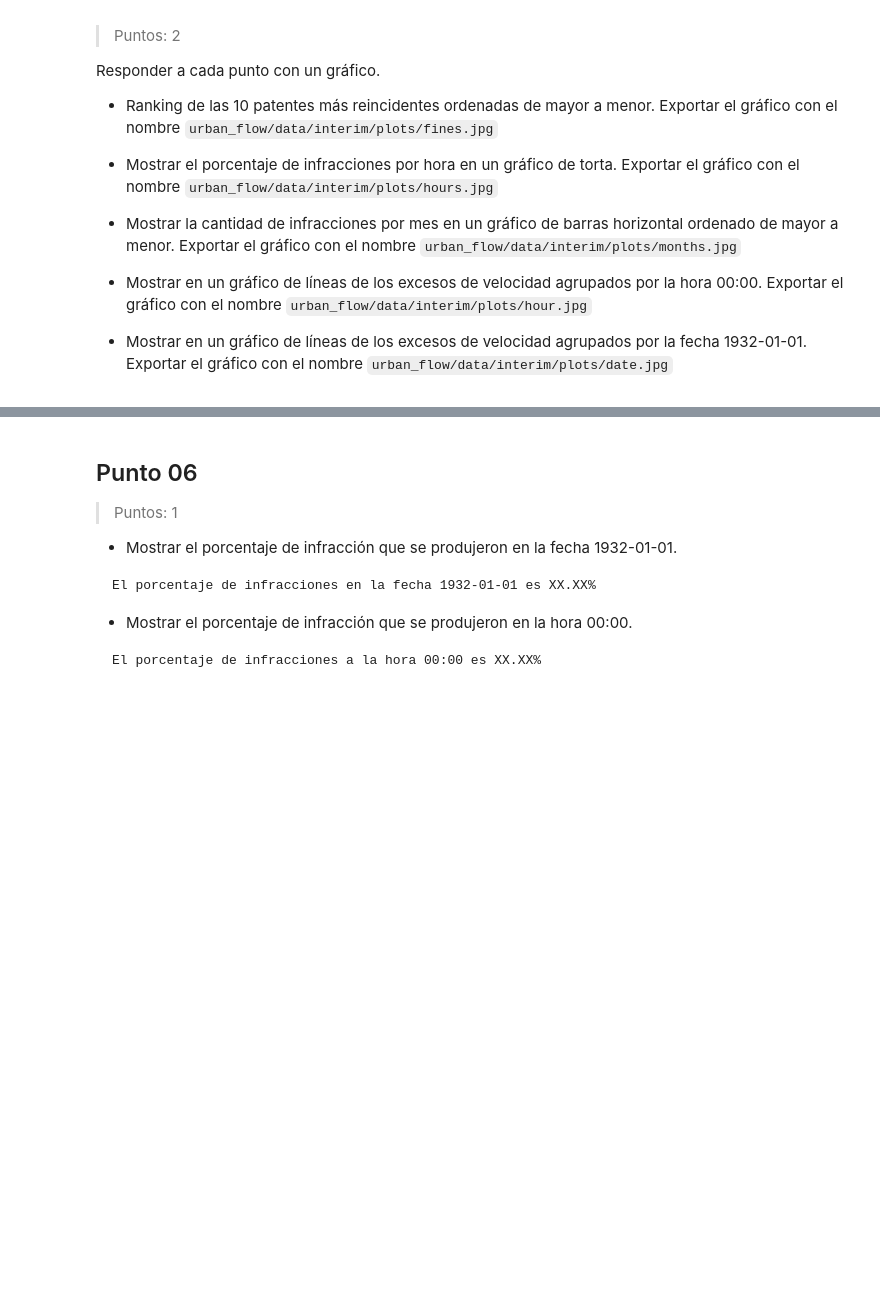
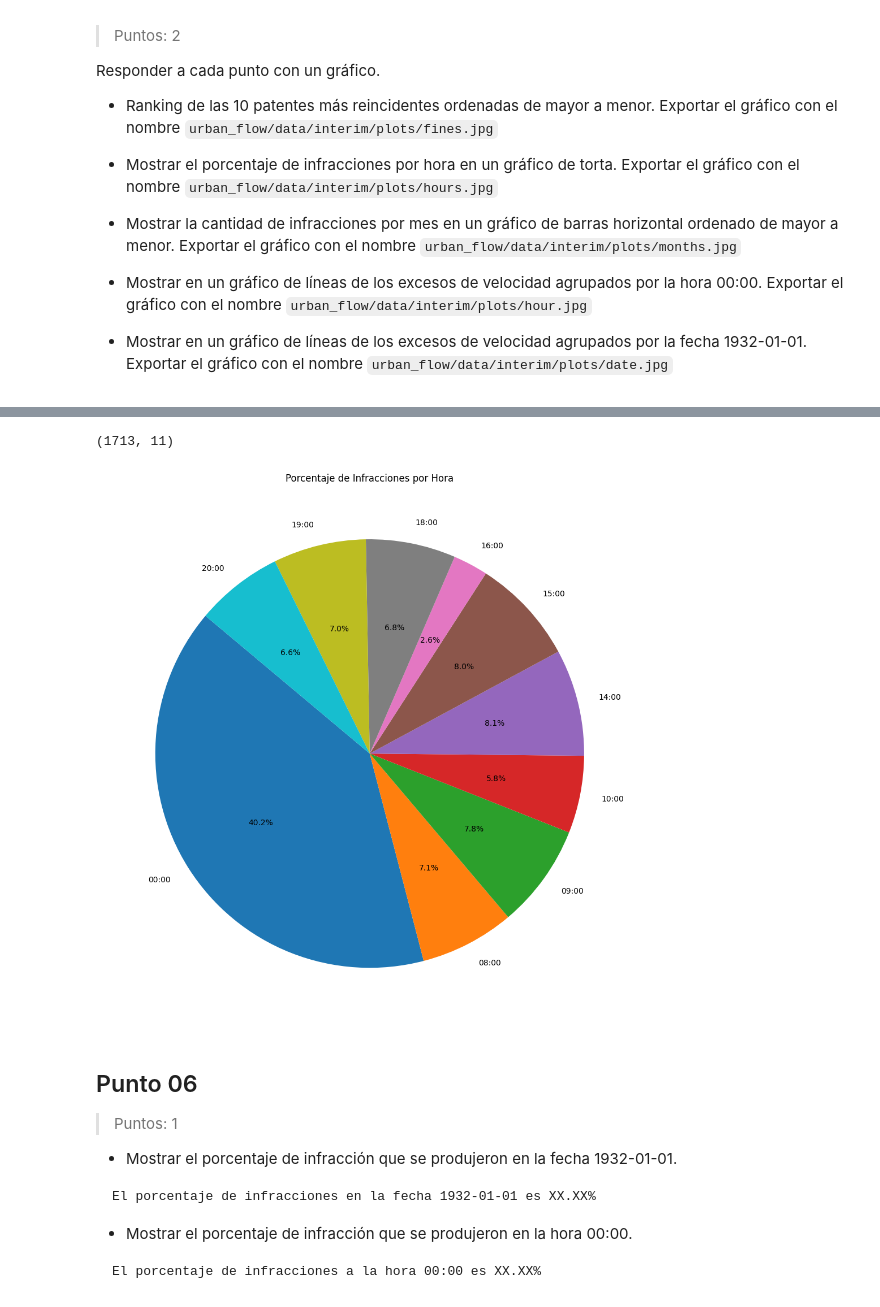
Before and after one commit to Nelson0498/Urban-Flow, a Jupyter notebook: urban_flow/Urban_Flow_Castillo_Nelson_Cuello_Aguntin_Lombardi_Manuel_Agustin_Rojas.ipynb, the cells around one changed output, grey strips where cells are left out. Saved outputs shown, nothing was run; the diff lists cells and outputs as text; code cells hidden in the pictures; blank space fills up the shorter version.

```diff
--- a/urban_flow/Urban_Flow_Castillo_Nelson_Cuello_Aguntin_Lombardi_Manuel_Agustin_Rojas.ipynb
+++ b/urban_flow/Urban_Flow_Castillo_Nelson_Cuello_Aguntin_Lombardi_Manuel_Agustin_Rojas.ipynb
@@ -1128,3 +1204,57 @@ Responder a cada punto con un gráfico.
+# %%
+# Título: Punto 05 - Gráfico 2: Porcentaje de infracciones por hora
+
+def graficar_porcentaje_horas(df: pd.DataFrame) -> None:
+  """
+  Genera un gráfico de torta con el porcentaje de infracciones por hora.
+  Para mejorar la legibilidad, se agrupan los registros por hora entera.
+
+  Args:
+    df (pd.DataFrame): DataFrame limpio que contiene la columna 'hora'.
+
+  Returns:
+    None: Muestra el gráfico y guarda la imagen 'hours.jpg' en disco.
+  """
+  df_temp: pd.DataFrame = df.copy()
+
+  df_temp['hora_entera'] = pd.to_datetime(
+    df_temp['hora'],
+    format='%H:%M',
+    errors='coerce'
+  ).dt.hour
+
+
+  conteo_horas: pd.Series = (
+    df_temp['hora_entera']
+    .value_counts()
+    .sort_index()
+  )
+
+  labels = [f"{int(h):02d}:00" for h in conteo_horas.index]
+
+  plt.figure(figsize=(10, 10))
+
+  plt.pie(
+    conteo_horas.values,
+    labels=labels,
+    autopct='%1.1f%%',
+    startangle=140
+  )
+
+  plt.title('Porcentaje de Infracciones por Hora')
+  plt.tight_layout()
+
+  os.makedirs("urban_flow/data/interim/plots", exist_ok=True)
+  ruta: str = "urban_flow/data/interim/plots/hours.jpg"
+  plt.savefig(ruta)
+
+  plt.show()
+  plt.close()
+
+graficar_porcentaje_horas(df_infractores_final)
+# %% [output]
+(1713, 11)
+[figure, added]
 # %% [markdown]
 ## Punto 06
 
```
Also changed, not shown: parts of 3 cells of this notebook, 3 other files.
